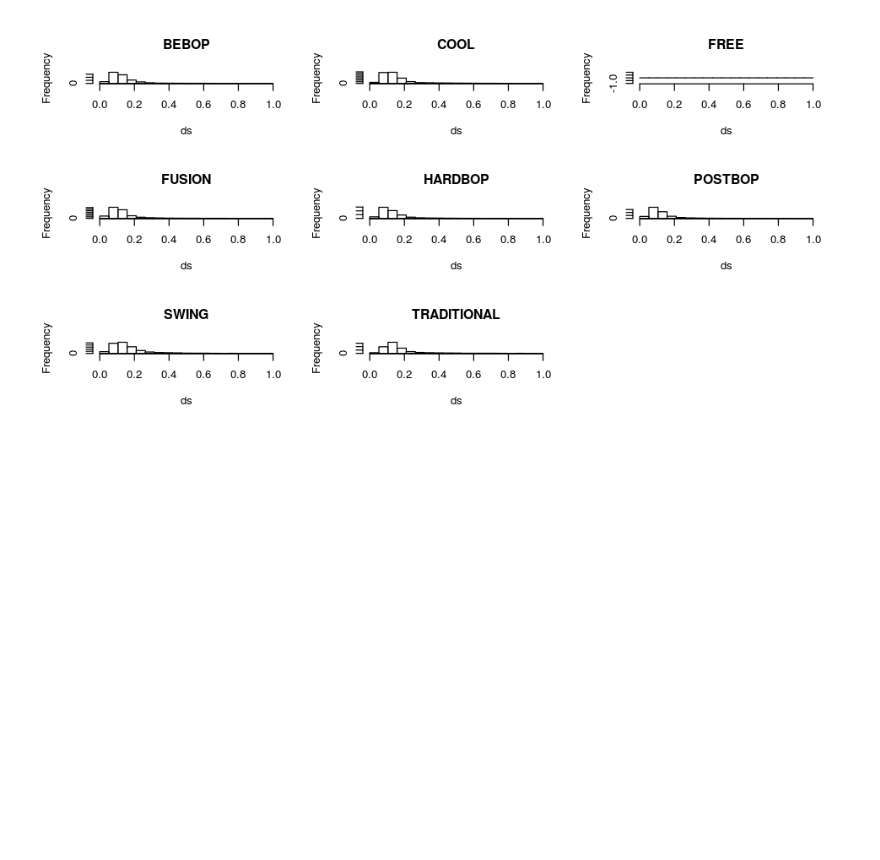
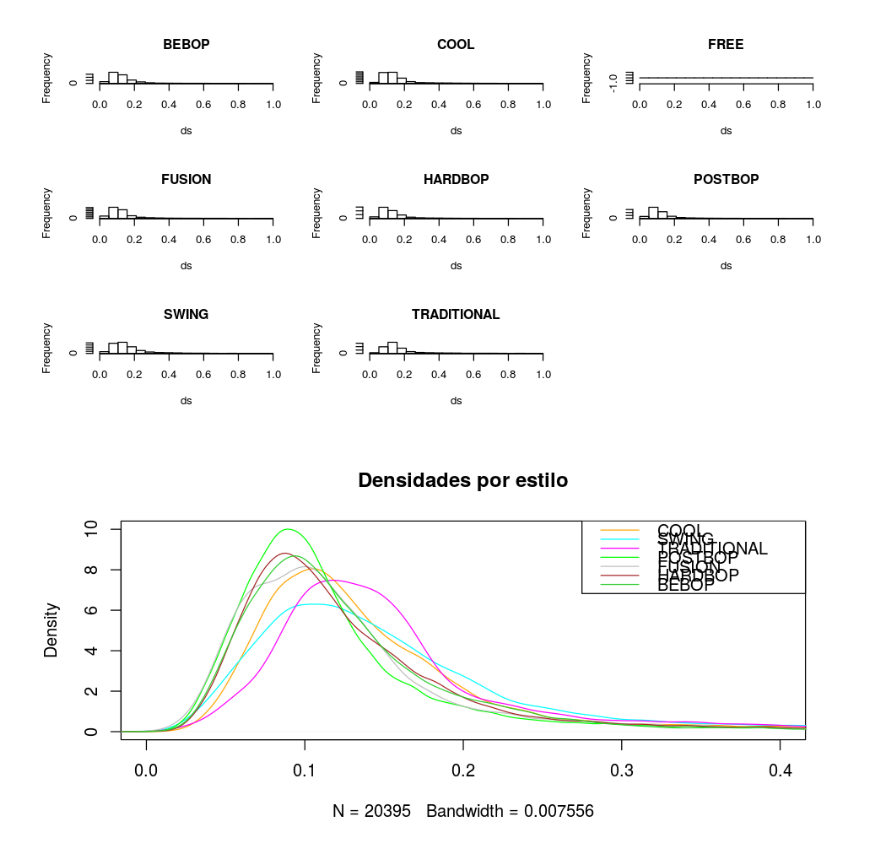
Before and after one commit to m2march/tp_final_r, a Jupyter notebook: tp_final/TP Final.ipynb, the cells around one changed output. Cells and saved outputs as stored; diff of their text form; code cells hidden in the pictures; blank space fills up the shorter version.

```diff
--- a/tp_final/TP Final.ipynb
+++ b/tp_final/TP Final.ipynb
@@ -154,23 +156,24 @@ for (s in solos.styles[,1]) {
 # %% [output]
 [figure]
 # %%
-u
 styles <- unique(solos.44$style)
-cols = c('orange', 'cyan', 'magenta', 'green', 'grey', 'brown', 'limegreen')
+cols = c('orange', 'cyan', 'magenta', 'green', 'grey', 'brown', 'limegreen', 'blue')
 ymax = 0
 for (style_idx in 1:length(styles)) {
     style <- styles[style_idx]
-    durations <- duration.and.style[duration.and.style$style == style,]
+    durations <- duration_1.and.style[duration_1.and.style$style == style,]
     ymax = max(density(durations$duration)$y, ymax)
 }
 for (style_idx in 1:length(styles)) {
     style <- styles[style_idx]
-    durations <- duration.and.style[duration.and.style$style == style,]
+    durations <- duration_1.and.style[duration_1.and.style$style == style,]
     d <- density(durations$duration)
     if (style_idx == 1) {
-        plot(d, ylim=c(0, ymax), xlim=c(0, 0.4), col=cols[style_idx])
+        plot(d, ylim=c(0, ymax), xlim=c(0, 0.4), col=cols[style_idx], main='Densidades por estilo')
     } else {
         lines(d, col=cols[style_idx])
     }
 }
 legend('topright', legend=styles, lty=rep(1, length(styles)), lwd=rep(1, length(styles)), col=cols)
+# %% [output]
+[figure, added]
```
Also changed, not shown: parts of 7 cells of this notebook.
